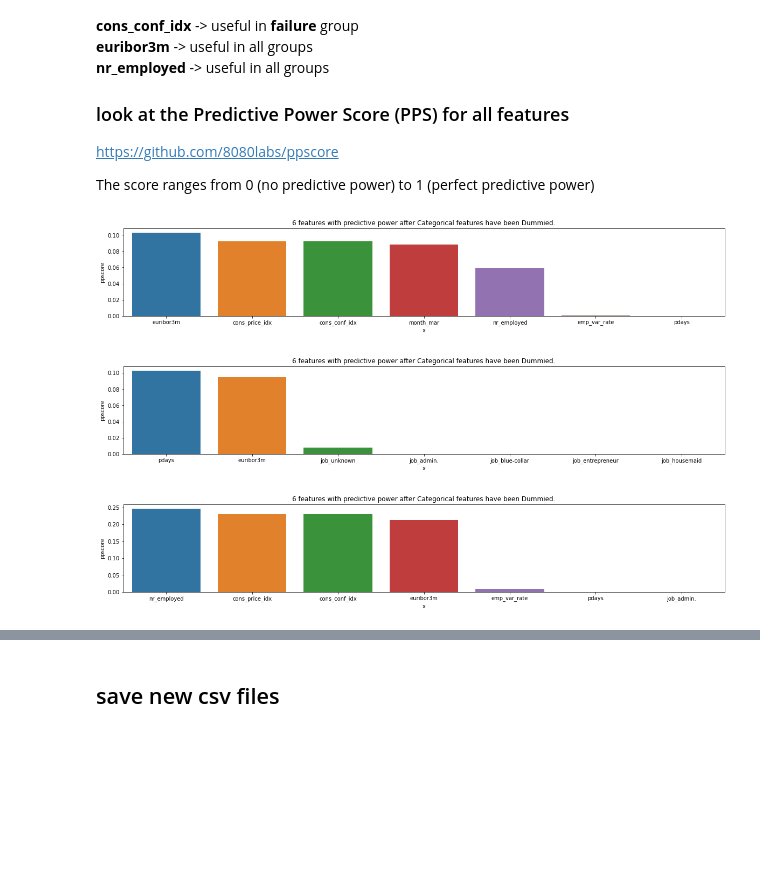
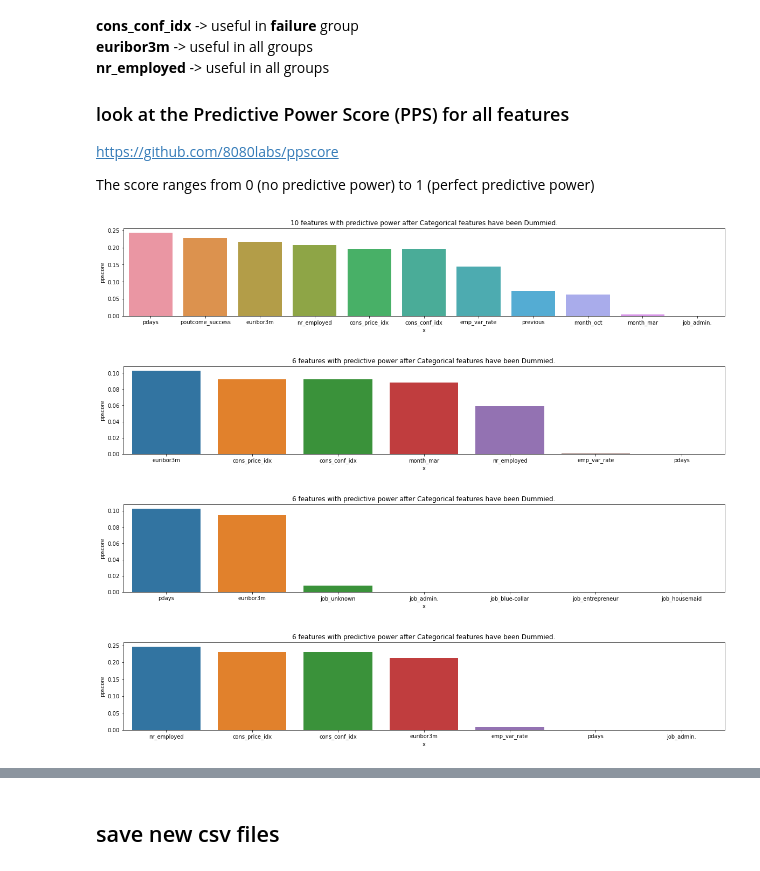
Before and after one commit to matthewswogger/Bank-Telemarketing, a Jupyter notebook: notebooks/2_feature_selection.ipynb, the cells around one changed output, grey strips where cells are left out. Drawn from its saved outputs; the diff is of its cells as text; code cells hidden in the pictures; blank space fills up the shorter version.

```diff
--- a/notebooks/2_feature_selection.ipynb
+++ b/notebooks/2_feature_selection.ipynb
@@ -261,36 +281,51 @@ https://github.com/8080labs/ppscore
 
 The score ranges from 0 (no predictive power) to 1 (perfect predictive power)
 # %%
+def dummyTrain(df):
+    X = df.loc[:, cat_features]
+    X = X.drop(columns='y')
+    X = pd.get_dummies(X)
+    X = pd.concat([X, df.loc[:, con_features]], axis=1)
+
+    return X
+
+
 def makeTheseDummied(df):
     X = df.loc[:, cat_features]
     X = X.drop(columns='y')
     X = pd.get_dummies(X)
     X = pd.concat([X, df.loc[:, con_features]], axis=1)
 
     c = ['poutcome_nonexistent', 'poutcome_failure', 'poutcome_success']
     nonexistent = X.loc[X.poutcome_nonexistent==1, :].drop(columns=c)
     failure = X.loc[X.poutcome_failure==1, :].drop(columns=c)
     success = X.loc[X.poutcome_success==1, :].drop(columns=c)
 
     return nonexistent, failure, success
 
 
-def ppsMetrics(df):
-    dummied = pps.predictors(df, 'y').loc[:6, ['x', 'ppscore', 'metric']]
+def ppsMetrics(df, cut):
+    dummied = pps.predictors(df, 'y').loc[:cut, ['x', 'ppscore', 'metric']]
 
     f, ax = plt.subplots(figsize=(20,3))
     sns.barplot(data=dummied, x='x', y='ppscore', ax=ax)
     ax.tick_params(axis='x', labelrotation=0)
-    ax.set_title('6 features with predictive power after Categorical features have been Dummied.');
+    ax.set_title(f'{cut} features with predictive power after Categorical features have been Dummied.')
+    return ax
 
 
 nonexistent, failure, success = makeTheseDummied(train)
 
-ppsMetrics(nonexistent)
-ppsMetrics(failure)
-ppsMetrics(success)
+all_df = dummyTrain(train)
+
+ax = ppsMetrics(all_df, 10)
+
+ax = ppsMetrics(nonexistent, 6)
+ax = ppsMetrics(failure, 6)
+ax = ppsMetrics(success, 6)
 # %% [output]
-[figure, old version]
+[figure, new version]
-[figure, old version]
+[figure, new version]
-[figure, old version]
+[figure, new version]
+[figure, added]
 # %% [markdown]
```
Also changed, not shown: parts of 8 cells of this notebook, 9 other files.
